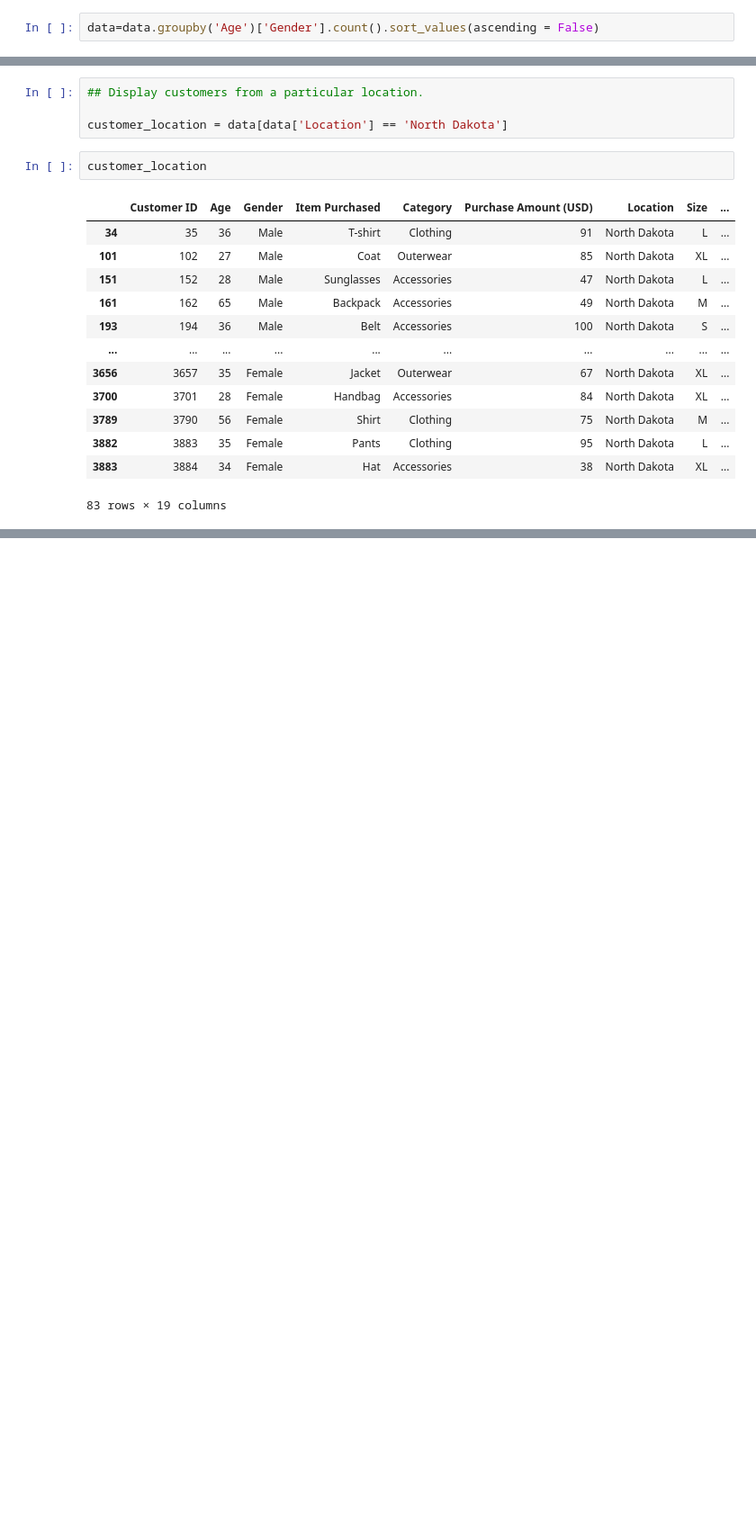
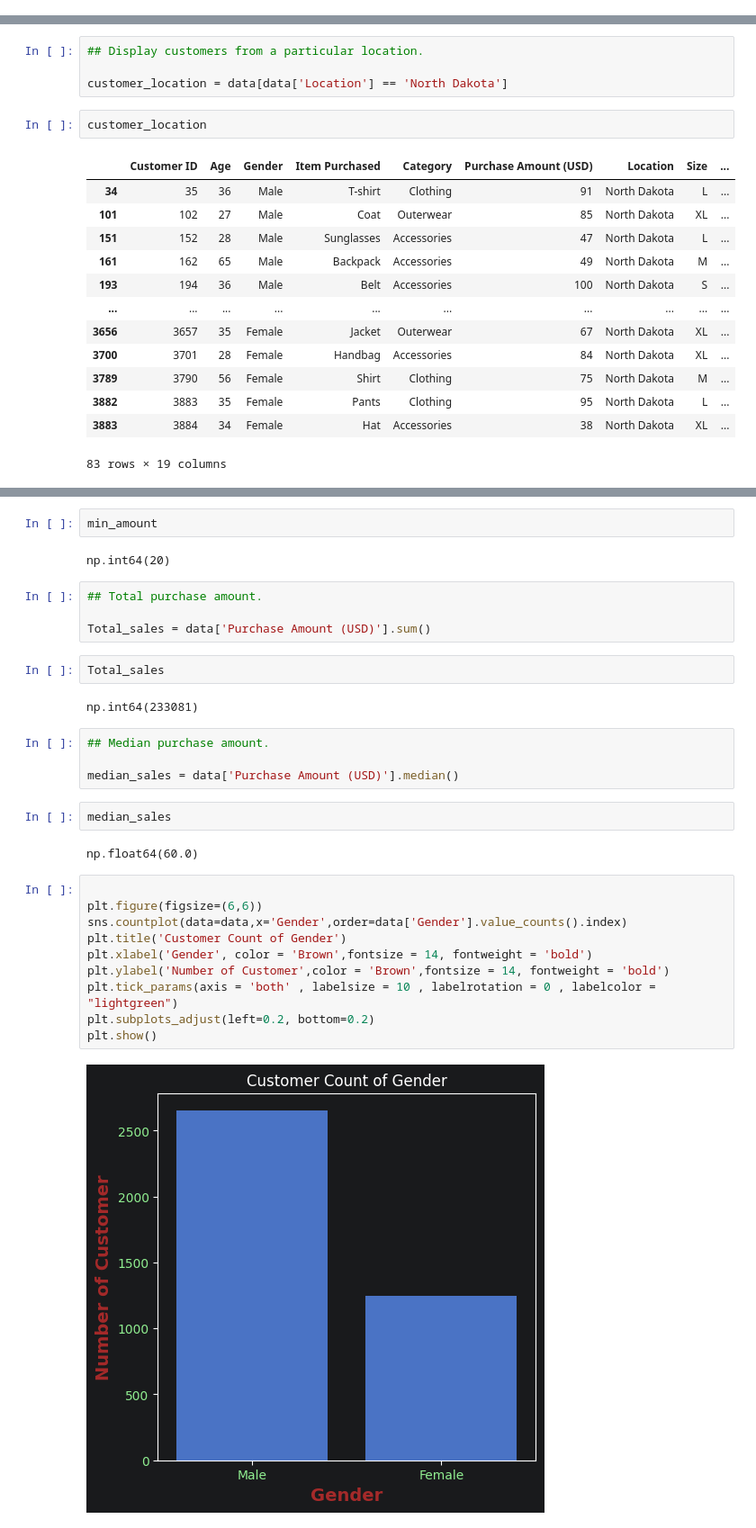
Before and after one commit to mdanushwaran/Shopping_trends_analytics, a Jupyter notebook: Shopping_trends_analytics.ipynb, the cells around one changed output, grey strips where cells are left out. Shown at 90% size. Saved outputs shown, nothing was run; the diff lists cells and outputs as text; blank space fills up the shorter version.

```diff
--- a/Shopping_trends_analytics.ipynb
+++ b/Shopping_trends_analytics.ipynb
@@ -362,5 +363,3 @@ data.sort_values(by=['Gender' , 'Age'],ascending = True).tail(10)
 | 2426 | 2427 | 70 | Male | Jacket | Outerwear | 42 | Florida | M | ... |
 | 2557 | 2558 | 70 | Male | Shorts | Clothing | 23 | Oklahoma | L | ... |
 | 2618 | 2619 | 70 | Male | Handbag | Accessories | 77 | Louisiana | L | ... |
-# %%
-data=data.groupby('Age')['Gender'].count().sort_values(ascending = False)
@@ -530,0 +651,32 @@ customer_location
+# %%
+min_amount
+# %% [output]
+np.int64(20)
+# %%
+## Total purchase amount.
+
+Total_sales = data['Purchase Amount (USD)'].sum()
+# %%
+Total_sales
+# %% [output]
+np.int64(233081)
+# %%
+## Median purchase amount.
+
+median_sales = data['Purchase Amount (USD)'].median()
+# %%
+median_sales
+# %% [output]
+np.float64(60.0)
+# %%
+
+plt.figure(figsize=(6,6))
+sns.countplot(data=data,x='Gender',order=data['Gender'].value_counts().index)
+plt.title('Customer Count of Gender')
+plt.xlabel('Gender', color = 'Brown',fontsize = 14, fontweight = 'bold')
+plt.ylabel('Number of Customer',color = 'Brown',fontsize = 14, fontweight = 'bold')
+plt.tick_params(axis = 'both' , labelsize = 10 , labelrotation = 0 , labelcolor = "lightgreen")
+plt.subplots_adjust(left=0.2, bottom=0.2)
+plt.show()
+# %% [output]
+[figure, added]
```
Also changed, not shown: parts of 33 cells of this notebook.
